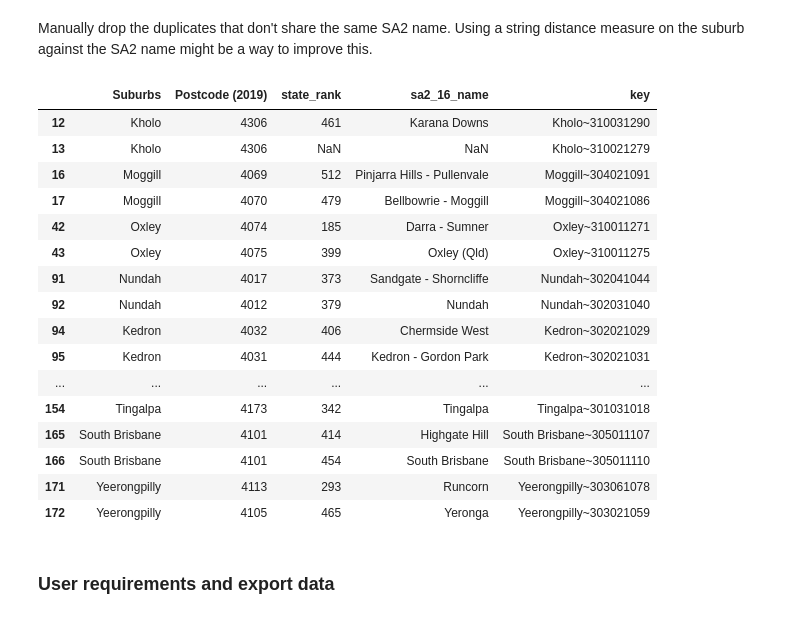
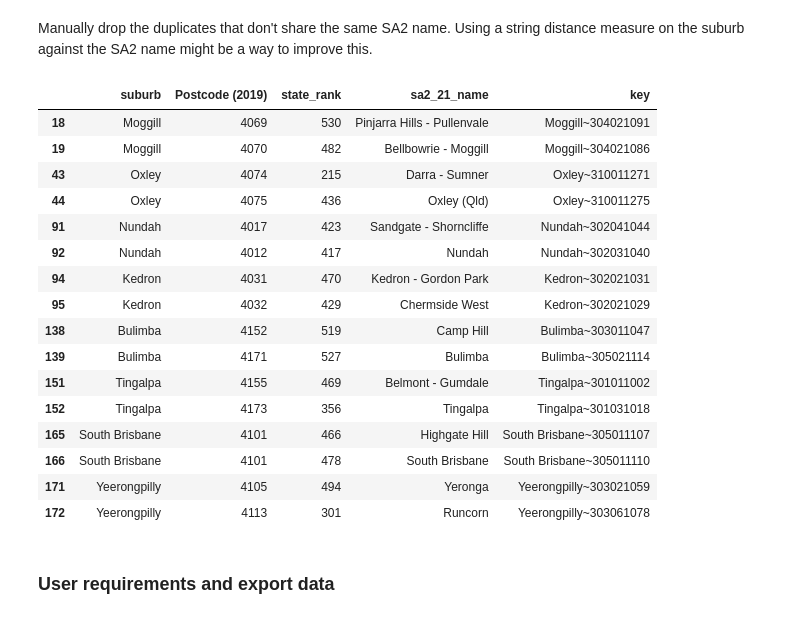
Before and after one commit to aa-schmidt/kerbside, a Jupyter notebook: notebook/Kerbside and SEIFA.ipynb, the cells around one changed output. Cells and saved outputs as stored; diff of their text form; code cells hidden in the pictures.

```diff
--- a/notebook/Kerbside and SEIFA.ipynb
+++ b/notebook/Kerbside and SEIFA.ipynb
@@ -150,7 +149,7 @@ kerbside[~locality_check]
 # %% [markdown]
 Combine kerbside locality information with place concordance locality information to get the SA2 code for each area. SA2 code required for SEIFA decile. Left join used as all suburbs in the kerbside list should be kept for completion.
 # %%
-kerbside_sa2 = kerbside.merge(place_concord, on="Suburbs", how="left")
+kerbside_sa2 = kerbside.merge(place_concord, on="suburb", how="left")
 # %% [markdown]
 Confirm that merge was successful
 # %%
@@ -178,7 +203,10 @@ dtype: object
+# %%
+kerbside_sa2.loc[kerbside_sa2["suburb"] == "Pinkenba", "sa2_21_code"] = 302031037 #Eagle Farm - Pinkenba code
+kerbside_sa2.loc[kerbside_sa2["suburb"] == "Kholo", "sa2_21_code"] = 310031290 #Karana Downs
 # %% [markdown]
 Add the SEIFA deciles to the kerbside dates. Left join used as all suburbs in the kerbside list should be kept for completion.
 # %%
-kerbside_sa2 = kerbside_sa2.merge(seifa_16, on="sa2_16_code", how="left")
+kerbside_sa2 = kerbside_sa2.merge(seifa_21, on="sa2_21_code", how="left")
 
 print(kerbside_sa2.head(10))
 print(kerbside_sa2.dtypes)
@@ -205,34 +215,34 @@ dtype: object
 Check for any duplicates introduced from the merge
 # %%
 possible_duplicates = kerbside_sa2.duplicated(
-    ["sa2_16_code", "Suburbs", "state_rank"]
+    ["sa2_21_code", "suburb", "state_rank"]
     , keep = False)
-kerbside_sa2.loc[possible_duplicates, ["Suburbs", "Postcode (2019)", "state_rank", "sa2_16_code"]]
+kerbside_sa2.loc[possible_duplicates, ["suburb", "Postcode (2019)", "state_rank", "sa2_21_code"]]
 # All true duplicates so first or last pattern doesn't matter
-kerbside_sa2.drop_duplicates(["sa2_16_code", "Suburbs", "state_rank"], keep="first", inplace=True)
+kerbside_sa2.drop_duplicates(["sa2_21_code", "suburb", "state_rank"], keep="first", inplace=True)
 # %% [markdown]
 Manually drop the duplicates that don't share the same SA2 name. Using a string distance measure on the suburb against the SA2 name might be a way to improve this.
 # %%
-kerbside_sa2["key"] = kerbside_sa2["Suburbs"] + "~" + kerbside_sa2["sa2_16_code"].astype("str")
+kerbside_sa2["key"] = kerbside_sa2["suburb"] + "~" + kerbside_sa2["sa2_21_code"].astype("str")
 
-kerbside_sa2.loc[kerbside_sa2["Suburbs"].duplicated(keep=False)
-    , ["Suburbs", "Postcode (2019)", "state_rank", "sa2_16_name", "key"]]
+kerbside_sa2.loc[kerbside_sa2["suburb"].duplicated(keep=False)
+    , ["suburb", "Postcode (2019)", "state_rank", "sa2_21_name", "key"]]
 # %% [output]
-|  | Suburbs | Postcode (2019) | state_rank | sa2_16_name | key |
-| 12 | Kholo | 4306 | 461 | Karana Downs | Kholo~310031290 |
-| 13 | Kholo | 4306 | NaN | NaN | Kholo~310021279 |
-| 16 | Moggill | 4069 | 512 | Pinjarra Hills - Pullenvale | Moggill~304021091 |
-| 17 | Moggill | 4070 | 479 | Bellbowrie - Moggill | Moggill~304021086 |
-| 42 | Oxley | 4074 | 185 | Darra - Sumner | Oxley~310011271 |
-| 43 | Oxley | 4075 | 399 | Oxley (Qld) | Oxley~310011275 |
-| 91 | Nundah | 4017 | 373 | Sandgate - Shorncliffe | Nundah~302041044 |
-| 92 | Nundah | 4012 | 379 | Nundah | Nundah~302031040 |
-| 94 | Kedron | 4032 | 406 | Chermside West | Kedron~302021029 |
-| 95 | Kedron | 4031 | 444 | Kedron - Gordon Park | Kedron~302021031 |
-| ... | ... | ... | ... | ... | ... |
-| 154 | Tingalpa | 4173 | 342 | Tingalpa | Tingalpa~301031018 |
-| 165 | South Brisbane | 4101 | 414 | Highgate Hill | South Brisbane~305011107 |
-| 166 | South Brisbane | 4101 | 454 | South Brisbane | South Brisbane~305011110 |
-| 171 | Yeerongpilly | 4113 | 293 | Runcorn | Yeerongpilly~303061078 |
-| 172 | Yeerongpilly | 4105 | 465 | Yeronga | Yeerongpilly~303021059 |
+|  | suburb | Postcode (2019) | state_rank | sa2_21_name | key |
+| 18 | Moggill | 4069 | 530 | Pinjarra Hills - Pullenvale | Moggill~304021091 |
+| 19 | Moggill | 4070 | 482 | Bellbowrie - Moggill | Moggill~304021086 |
+| 43 | Oxley | 4074 | 215 | Darra - Sumner | Oxley~310011271 |
+| 44 | Oxley | 4075 | 436 | Oxley (Qld) | Oxley~310011275 |
+| 91 | Nundah | 4017 | 423 | Sandgate - Shorncliffe | Nundah~302041044 |
+| 92 | Nundah | 4012 | 417 | Nundah | Nundah~302031040 |
+| 94 | Kedron | 4031 | 470 | Kedron - Gordon Park | Kedron~302021031 |
+| 95 | Kedron | 4032 | 429 | Chermside West | Kedron~302021029 |
+| 138 | Bulimba | 4152 | 519 | Camp Hill | Bulimba~303011047 |
+| 139 | Bulimba | 4171 | 527 | Bulimba | Bulimba~305021114 |
+| 151 | Tingalpa | 4155 | 469 | Belmont - Gumdale | Tingalpa~301011002 |
+| 152 | Tingalpa | 4173 | 356 | Tingalpa | Tingalpa~301031018 |
+| 165 | South Brisbane | 4101 | 466 | Highgate Hill | South Brisbane~305011107 |
+| 166 | South Brisbane | 4101 | 478 | South Brisbane | South Brisbane~305011110 |
+| 171 | Yeerongpilly | 4105 | 494 | Yeronga | Yeerongpilly~303021059 |
+| 172 | Yeerongpilly | 4113 | 301 | Runcorn | Yeerongpilly~303061078 |
 # %%
```
Also changed, not shown: parts of 28 cells of this notebook.
